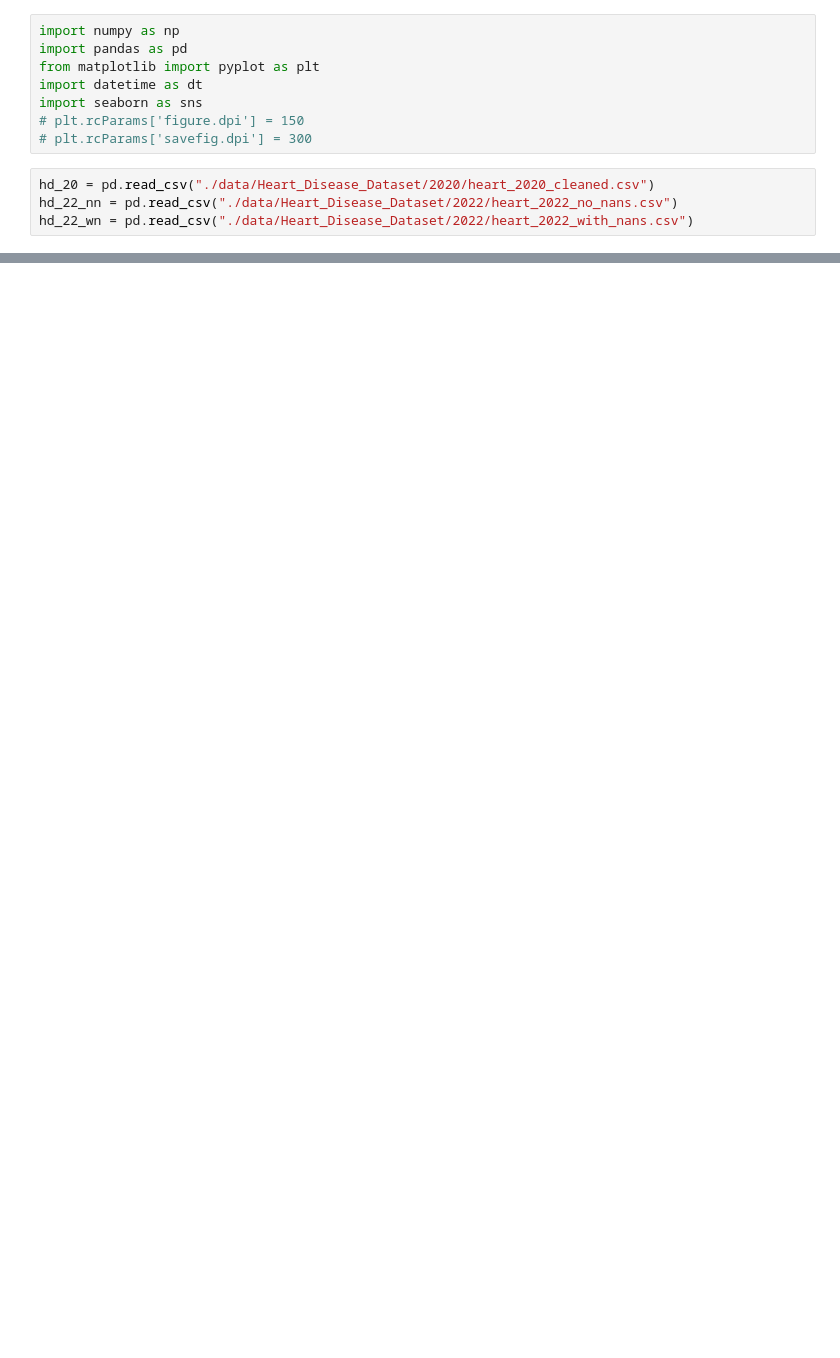
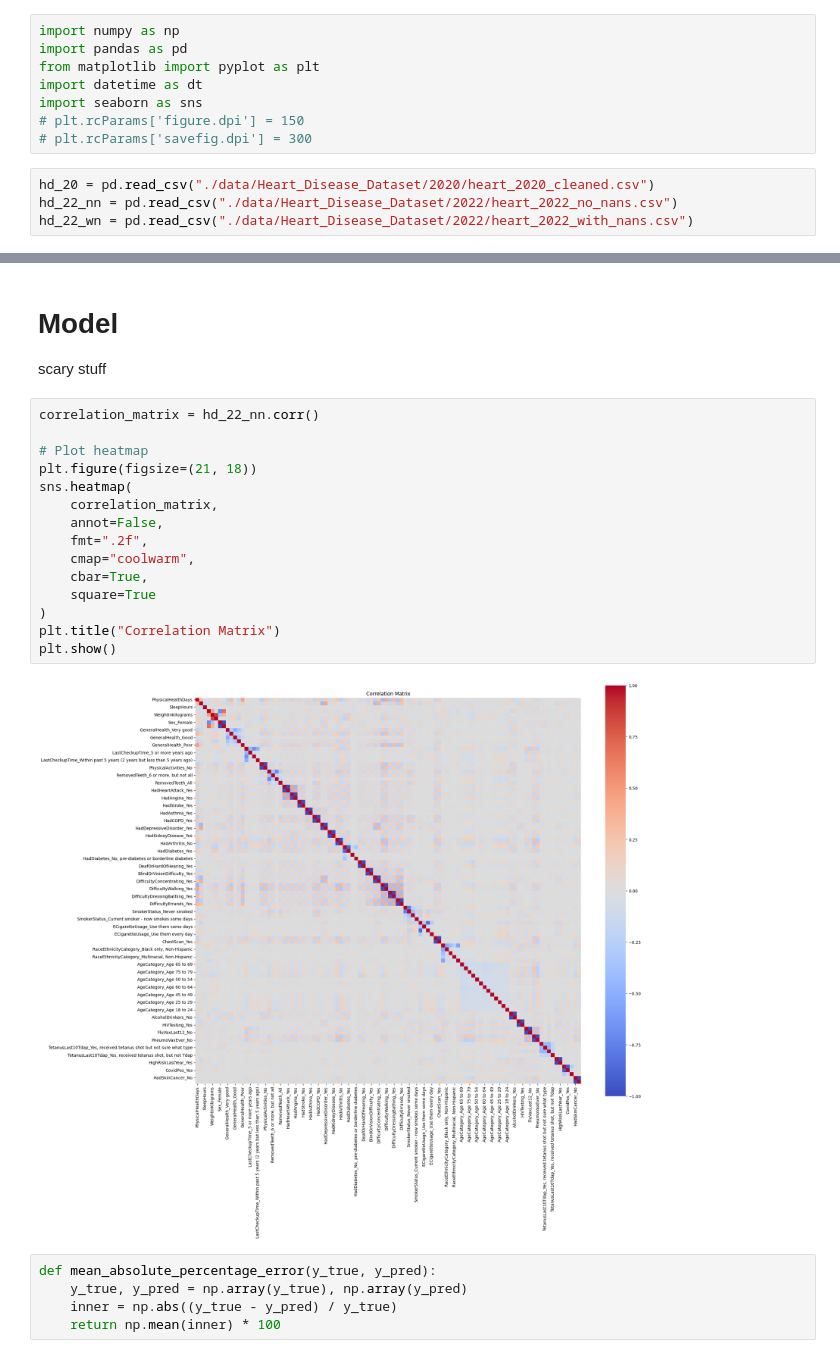
Before and after one commit to xiugaze/csc5610-final-heart-disease, a Jupyter notebook: explore.ipynb, the cells around one changed output, grey strips where cells are left out. Cells and saved outputs as stored; diff of their text form; blank space fills up the shorter version.

```diff
--- a/explore.ipynb
+++ b/explore.ipynb
@@ -90,0 +171,25 @@ memory usage: 16.2 MB
+# %% [markdown]
+# Model
+scary stuff
+# %%
+correlation_matrix = hd_22_nn.corr()
+
+# Plot heatmap
+plt.figure(figsize=(21, 18))
+sns.heatmap(
+    correlation_matrix,
+    annot=False,
+    fmt=".2f",
+    cmap="coolwarm",
+    cbar=True,
+    square=True
+)
+plt.title("Correlation Matrix")
+plt.show()
+# %% [output]
+[figure, added]
+# %%
+def mean_absolute_percentage_error(y_true, y_pred):
+    y_true, y_pred = np.array(y_true), np.array(y_pred)
+    inner = np.abs((y_true - y_pred) / y_true)
+    return np.mean(inner) * 100
```
Also changed, not shown: parts of 27 cells of this notebook, 38 other files.
